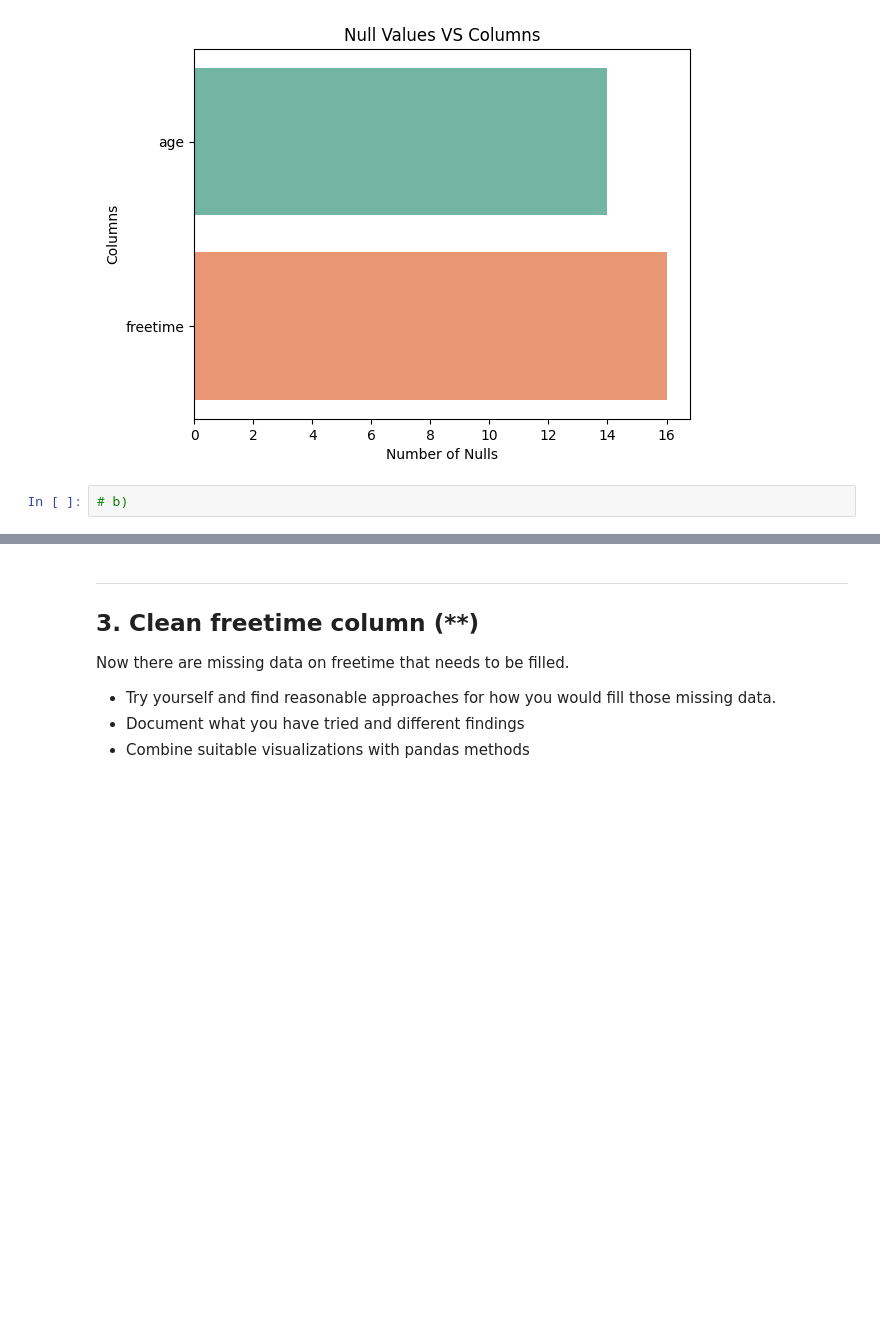
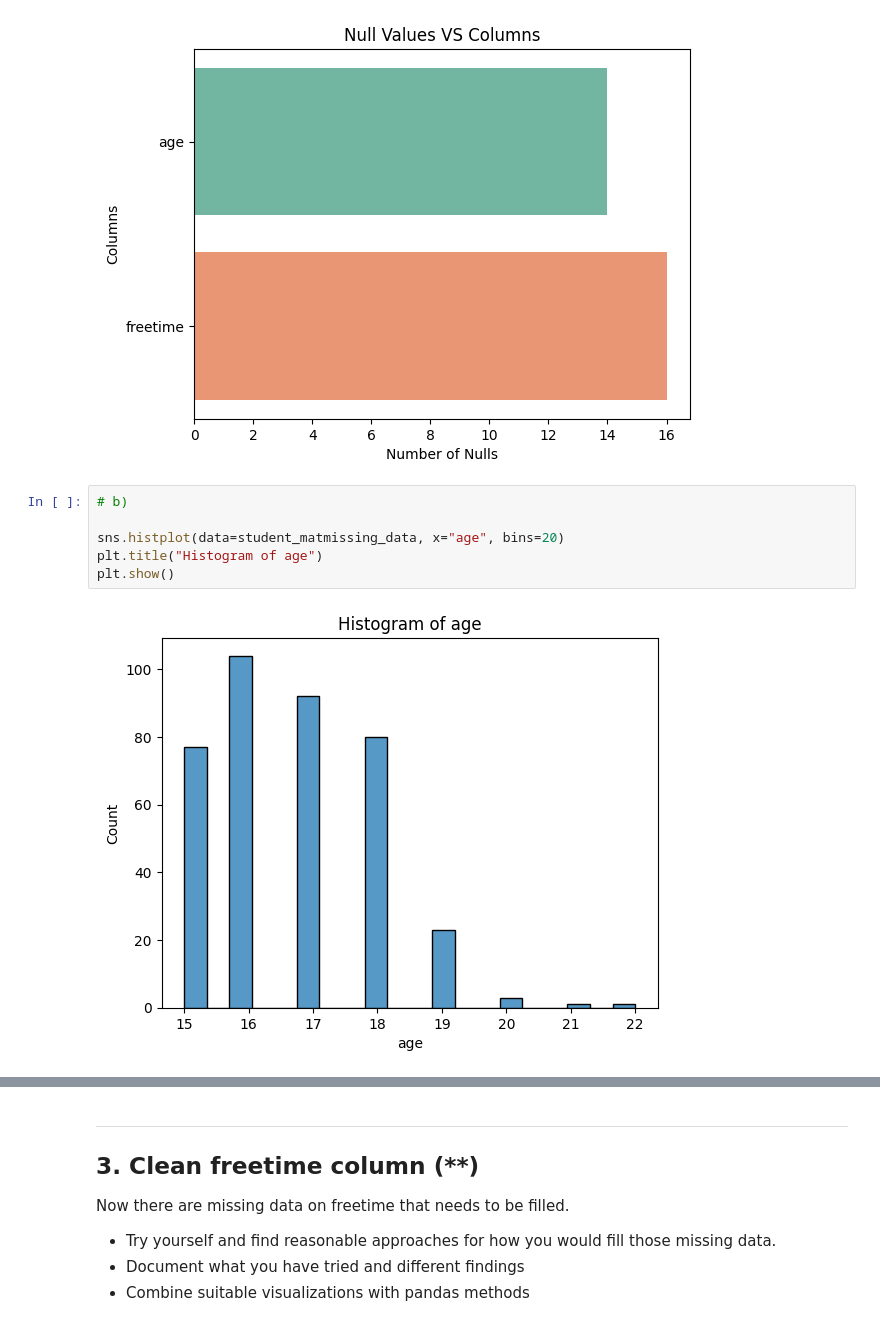
Before and after one commit to AptiDz/data-behandling-APTI-DZHAMURZAEV, a Jupyter notebook: Exercises/E01_missing_aggregation.ipynb, the cells around one changed output, grey strips where cells are left out. Drawn from its saved outputs; the diff is of its cells as text; blank space fills up the shorter version.

```diff
--- a/Exercises/E01_missing_aggregation.ipynb
+++ b/Exercises/E01_missing_aggregation.ipynb
@@ -365,5 +365,11 @@ ax.set(xlabel = "Number of Nulls", ylabel = "Columns", title = "Null Values VS C
 plt.show()
 # %% [output]
 [figure]
-# %%
-# b)
+# %%
+# b)
+
+sns.histplot(data=student_matmissing_data, x="age", bins=20)
+plt.title("Histogram of age")
+plt.show()
+# %% [output]
+[figure, added]
```
Also changed, not shown: parts of 4 cells of this notebook.
